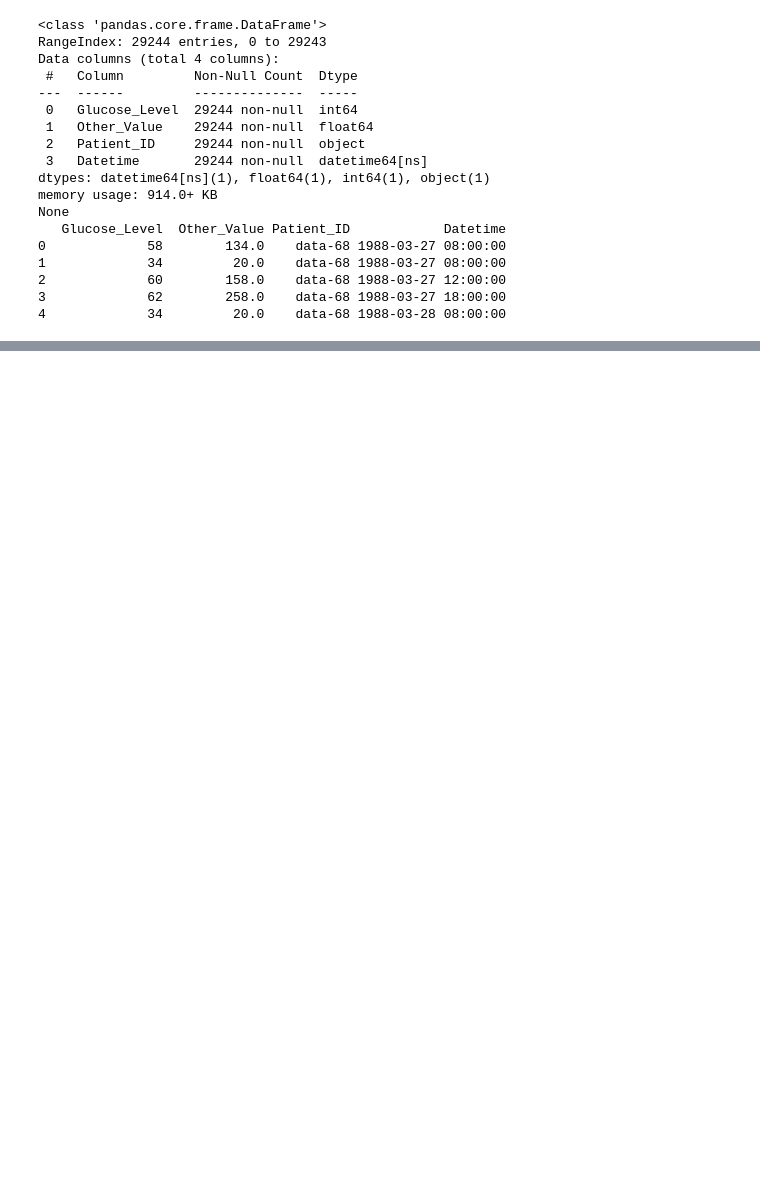
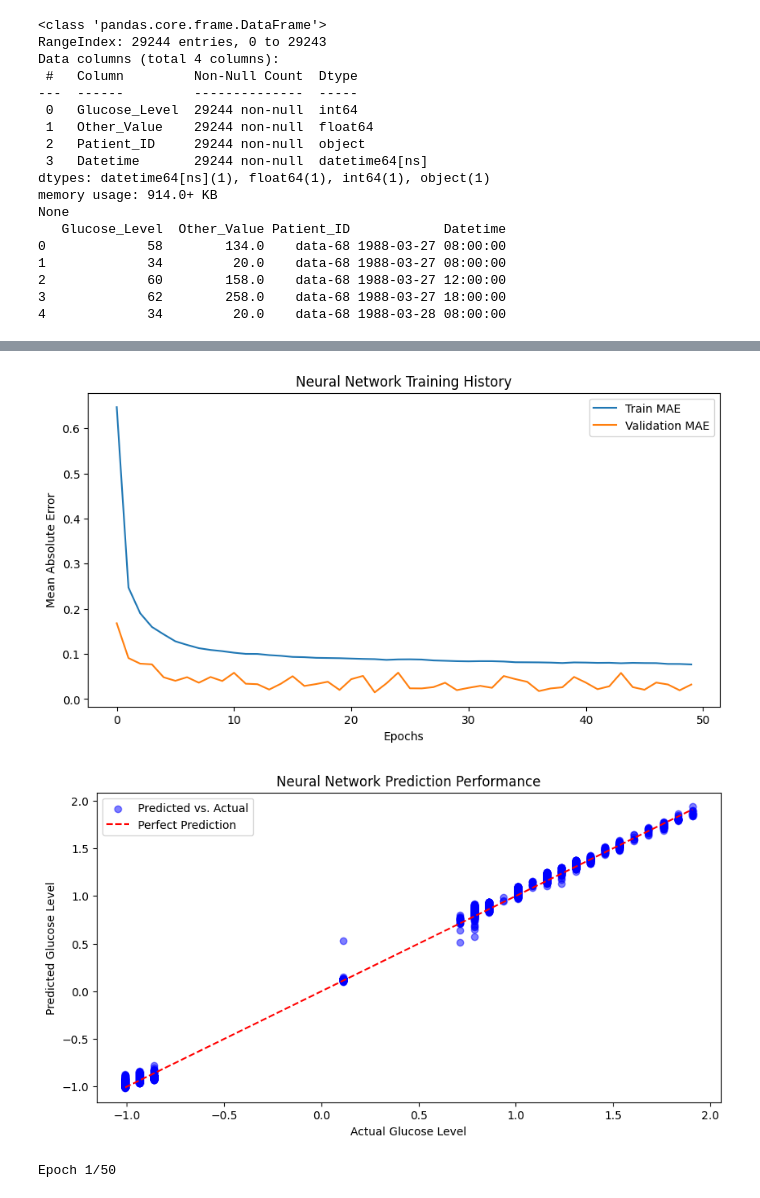
Before and after one commit to victoriyayeotobo/ANN-CW1, a Jupyter notebook: ANN.ipynb, the cells around one changed output, grey strips where cells are left out. Saved outputs shown, nothing was run; the diff lists cells and outputs as text; code cells hidden in the pictures; blank space fills up the shorter version.

```diff
--- a/ANN.ipynb
+++ b/ANN.ipynb
@@ -354,0 +305,20 @@ R² Score: 0.9998200887066666
+# %%
+# Train best model
+best_model = tuner.hypermodel.build(best_hps)
+best_model.fit(X_train, y_train, epochs=50, batch_size=32, validation_data=(X_test, y_test), verbose=1)
+
+lr_model = LinearRegression()
+lr_model.fit(X_train, y_train)
+lr_preds = lr_model.predict(X_test)
+print("Linear Regression MAE:", mean_absolute_error(y_test, lr_preds))
+
+rf_model = RandomForestRegressor(n_estimators=100, random_state=42)
+rf_model.fit(X_train, y_train)
+rf_preds = rf_model.predict(X_test)
+print("Random Forest MAE:", mean_absolute_error(y_test, rf_preds))
+
+# Train Best Neural Network Model
+best_hps = tuner.get_best_hyperparameters(num_trials=1)[0]
+best_model = tuner.hypermodel.build(best_hps)
+history = best_model.fit(X_train, y_train, epochs=50, batch_size=32, validation_data=(X_test, y_test), verbose=1)
+nn_preds = best_model.predict(X_test)
@@ -354,0 +384,38 @@ R² Score: 0.9998200887066666
+# %%
+# Plot Training History
+plt.figure(figsize=(10, 5))
+plt.plot(history.history['mae'], label='Train MAE')
+plt.plot(history.history['val_mae'], label='Validation MAE')
+plt.xlabel("Epochs")
+plt.ylabel("Mean Absolute Error")
+plt.legend()
+plt.title("Neural Network Training History")
+plt.show()
+
+# Visualizing Predictions
+plt.figure(figsize=(10, 5))
+plt.scatter(y_test, nn_preds, alpha=0.5, color='blue', label='Predicted vs. Actual')
+plt.plot([y_test.min(), y_test.max()], [y_test.min(), y_test.max()], 'r--', label='Perfect Prediction')
+plt.xlabel("Actual Glucose Level")
+plt.ylabel("Predicted Glucose Level")
+plt.legend()
+plt.title("Neural Network Prediction Performance")
+plt.show()
+
+#---------------------#
+nn_model = keras.Sequential([
+    layers.Dense(64, activation='relu', input_shape=(X_train.shape[1],)),
+    layers.Dense(32, activation='relu'),
+    layers.Dense(1)
+])
+nn_model.compile(optimizer='adam', loss='mse', metrics=['mae'])
+nn_model.fit(X_train, y_train, epochs=50, batch_size=32, validation_data=(X_test, y_test), verbose=1)
+nn_preds = nn_model.predict(X_test)
+print("Neural Network MAE:", mean_absolute_error(y_test, nn_preds))
+
+nn_preds = best_model.predict(X_test)
+print("Optimized Neural Network MAE:", mean_absolute_error(y_test, nn_preds))
+# %% [output]
+[figure, added]
+[figure, added]
+Epoch 1/50
```
Also changed, not shown: parts of 19 cells of this notebook.
